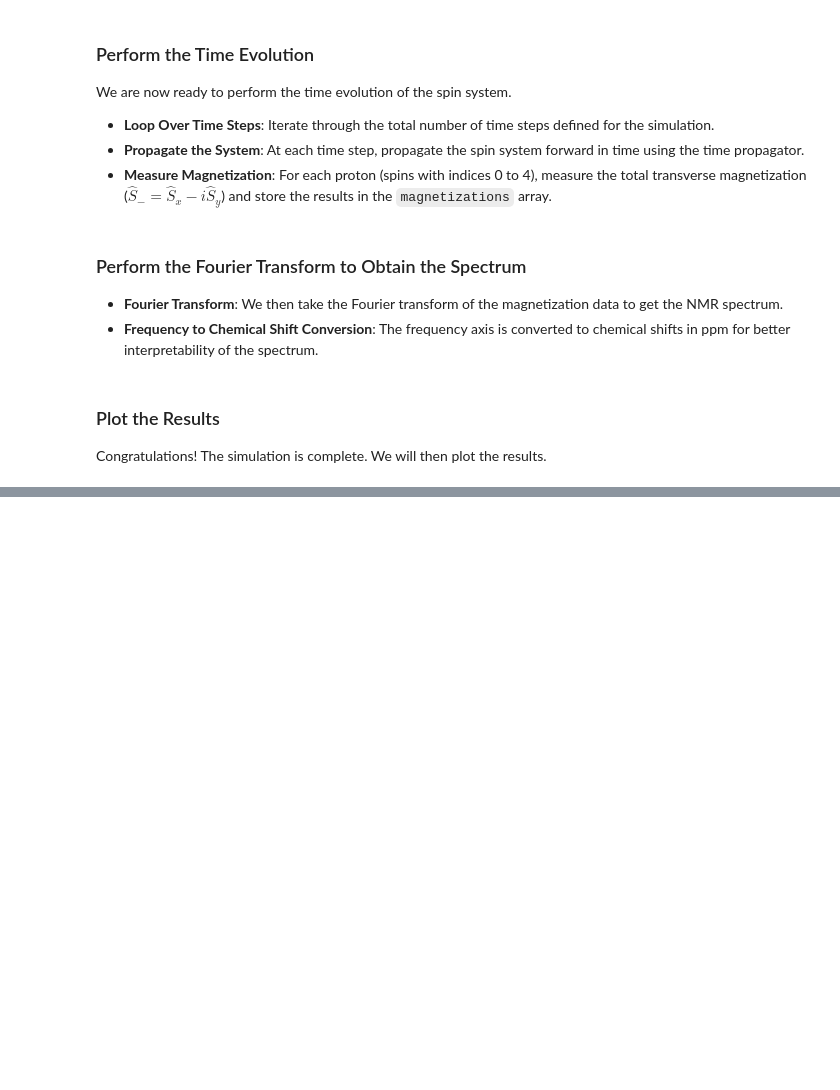
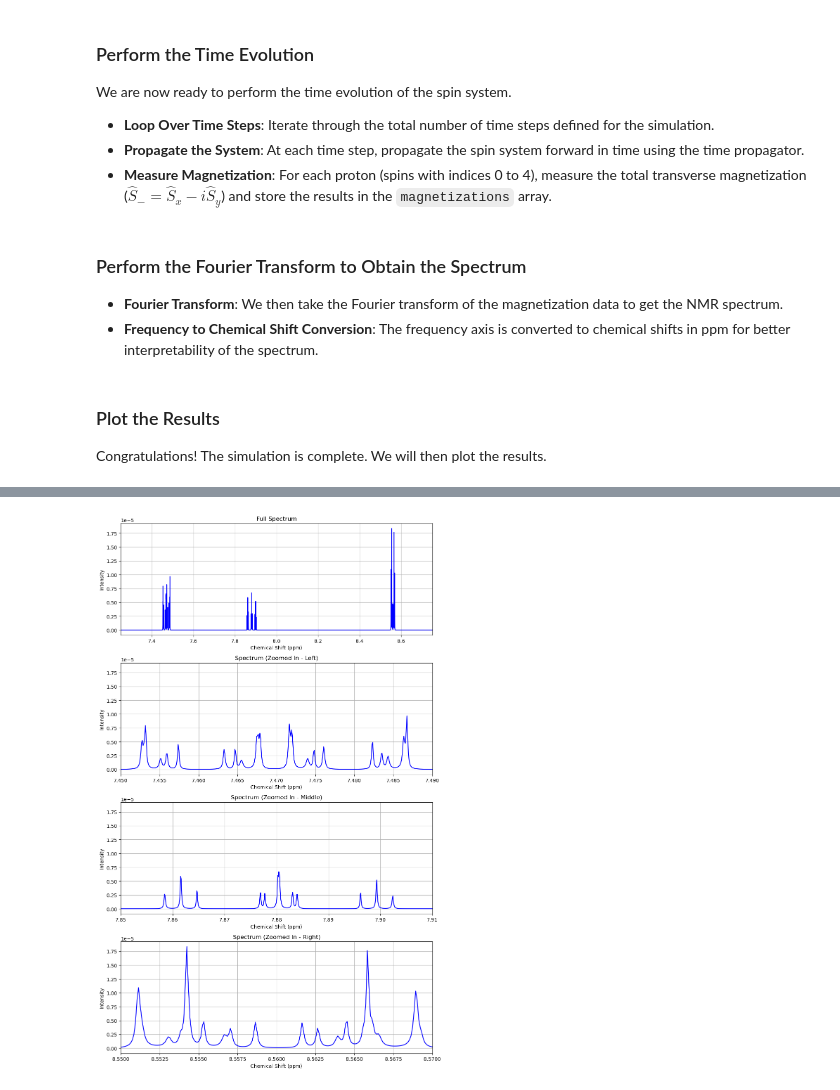
Before and after one commit to nmroulu/Spinguin, a Jupyter notebook: examples/spectrum_pyridine.ipynb, the cells around one changed output, grey strips where cells are left out. Saved outputs shown, nothing was run; the diff lists cells and outputs as text; code cells hidden in the pictures; blank space fills up the shorter version.

```diff
--- a/examples/spectrum_pyridine.ipynb
+++ b/examples/spectrum_pyridine.ipynb
@@ -120,8 +138,8 @@ The spectral simulation begins with a 90-degree pulse.
 - This pulse is essentially a rotation operator that tips the magnetization of the selected spins into the transverse plane.
 - The pulse is applied by multiplying the state vector with the rotation operator.
 # %%
-# Apply a 90-degree pulse along the y-axis to the protons (spins with indices 0 to 3).
-pulse_str = 'I(y,0) + I(y,1) + I(y,2) + I(y,3)'
+# Apply a 90-degree pulse along the y-axis to the protons (spins with indices 0 to 4).
+pulse_str = 'I(y,0) + I(y,1) + I(y,2) + I(y,3) + I(y,4)'
 pul_90 = pulse(spin_system, pulse_str, angle=90)
 
 # Update the state vector by applying the 90-degree pulse.
@@ -141,7 +162,7 @@ Note: The simulation is performed in the rotating frame to remove the high-frequ
 L = -1j*H - R
 
 # Get the optimal timestep in the rotating frame.
-dt = rotating_frame_timestep(spin_system, B0)
+dt = spectrum_timestep(spin_system, B0, rotating_frame=True)
 
 # Construct the propagator in the rotating frame.
 P = propagator(L, dt, rotating_frame=True, spin_system=spin_system, B=B0)
@@ -224,31 +263,32 @@ axes[0].set_ylabel('Intensity')
 axes[0].grid()
 axes[0].set_xlim(7.25, 8.75)
 
 # Plot the zoomed-in spectrum (left) in the second subplot
 axes[1].plot(chemical_shifts, spec, color='blue')
 axes[1].set_title('Spectrum (Zoomed In - Left)')
 axes[1].set_xlabel('Chemical Shift (ppm)')
 axes[1].set_ylabel('Intensity')
 axes[1].grid()
 axes[1].set_xlim(7.45, 7.49)
 
 # Plot the zoomed-in spectrum (middle) in the third subplot
 axes[2].plot(chemical_shifts, spec, color='blue')
 axes[2].set_title('Spectrum (Zoomed In - Middle)')
 axes[2].set_xlabel('Chemical Shift (ppm)')
 axes[2].set_ylabel('Intensity')
 axes[2].grid()
 axes[2].set_xlim(7.85, 7.91)
-axes[2].set_ylim(-0.04e-5, 0.04e-5)
 
 # Plot the zoomed-in spectrum (right) at the bottom
 axes[3].plot(chemical_shifts, spec, color='blue')
 axes[3].set_title('Spectrum (Zoomed In - Right)')
 axes[3].set_xlabel('Chemical Shift (ppm)')
 axes[3].set_ylabel('Intensity')
 axes[3].grid()
 axes[3].set_xlim(8.55, 8.57)
 
 # Adjust layout for better spacing
 plt.tight_layout()
 plt.show()
+# %% [output]
+[figure, added]
```
Also changed, not shown: parts of 6 cells of this notebook, 1 other file.
